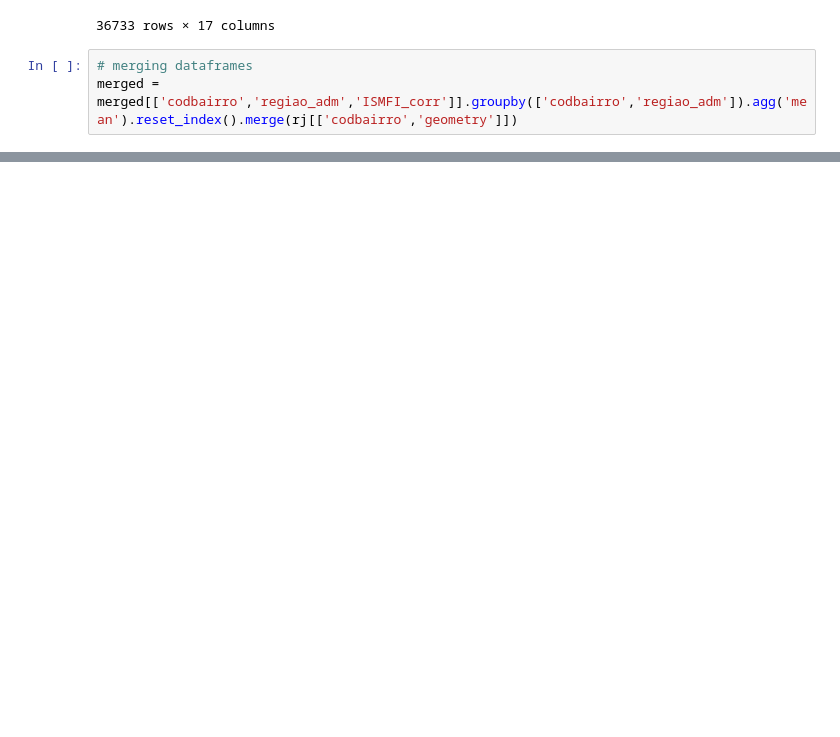
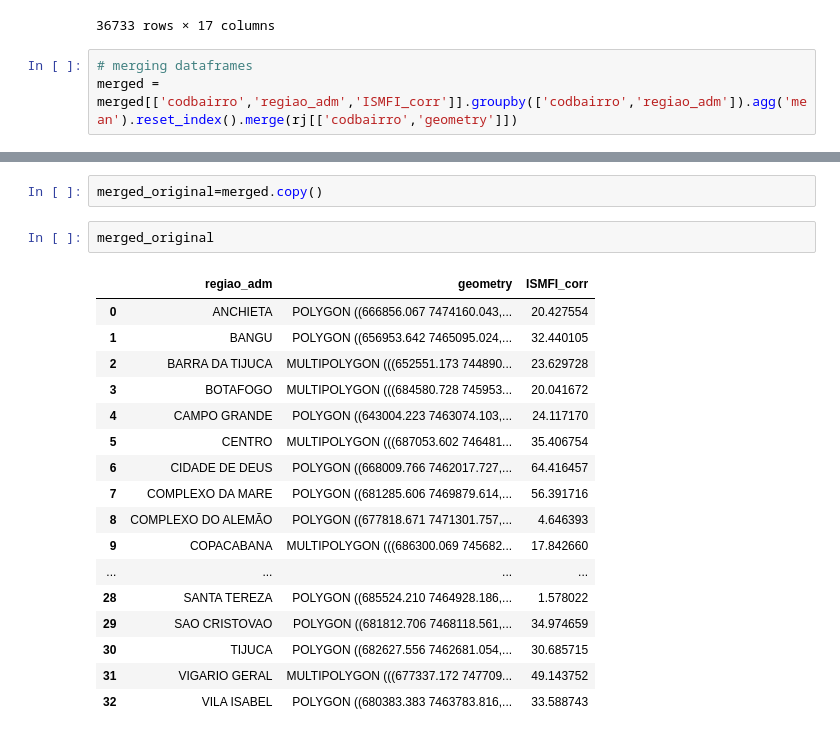
Before and after one commit to dyva101/economiaambiental, a Jupyter notebook: zonal_statistics.ipynb, the cells around one changed output, grey strips where cells are left out. Saved outputs shown, nothing was run; the diff lists cells and outputs as text; blank space fills up the shorter version.

```diff
--- a/zonal_statistics.ipynb
+++ b/zonal_statistics.ipynb
@@ -257,0 +283,22 @@ merged.plot(column='ISMFI_corr')
+# %%
+merged_original=merged.copy()
+# %%
+merged_original
+# %% [output]
+|  | regiao_adm | geometry | ISMFI_corr |
+| 0 | ANCHIETA | POLYGON ((666856.067 7474160.043,... | 20.427554 |
+| 1 | BANGU | POLYGON ((656953.642 7465095.024,... | 32.440105 |
+| 2 | BARRA DA TIJUCA | MULTIPOLYGON (((652551.173 744890... | 23.629728 |
+| 3 | BOTAFOGO | MULTIPOLYGON (((684580.728 745953... | 20.041672 |
+| 4 | CAMPO GRANDE | POLYGON ((643004.223 7463074.103,... | 24.117170 |
+| 5 | CENTRO | MULTIPOLYGON (((687053.602 746481... | 35.406754 |
+| 6 | CIDADE DE DEUS | POLYGON ((668009.766 7462017.727,... | 64.416457 |
+| 7 | COMPLEXO DA MARE | POLYGON ((681285.606 7469879.614,... | 56.391716 |
+| 8 | COMPLEXO DO ALEMÃO | POLYGON ((677818.671 7471301.757,... | 4.646393 |
+| 9 | COPACABANA | MULTIPOLYGON (((686300.069 745682... | 17.842660 |
+| ... | ... | ... | ... |
+| 28 | SANTA TEREZA | POLYGON ((685524.210 7464928.186,... | 1.578022 |
+| 29 | SAO CRISTOVAO | POLYGON ((681812.706 7468118.561,... | 34.974659 |
+| 30 | TIJUCA | POLYGON ((682627.556 7462681.054,... | 30.685715 |
+| 31 | VIGARIO GERAL | MULTIPOLYGON (((677337.172 747709... | 49.143752 |
+| 32 | VILA ISABEL | POLYGON ((680383.383 7463783.816,... | 33.588743 |
```
Also changed, not shown: parts of 11 cells of this notebook.
